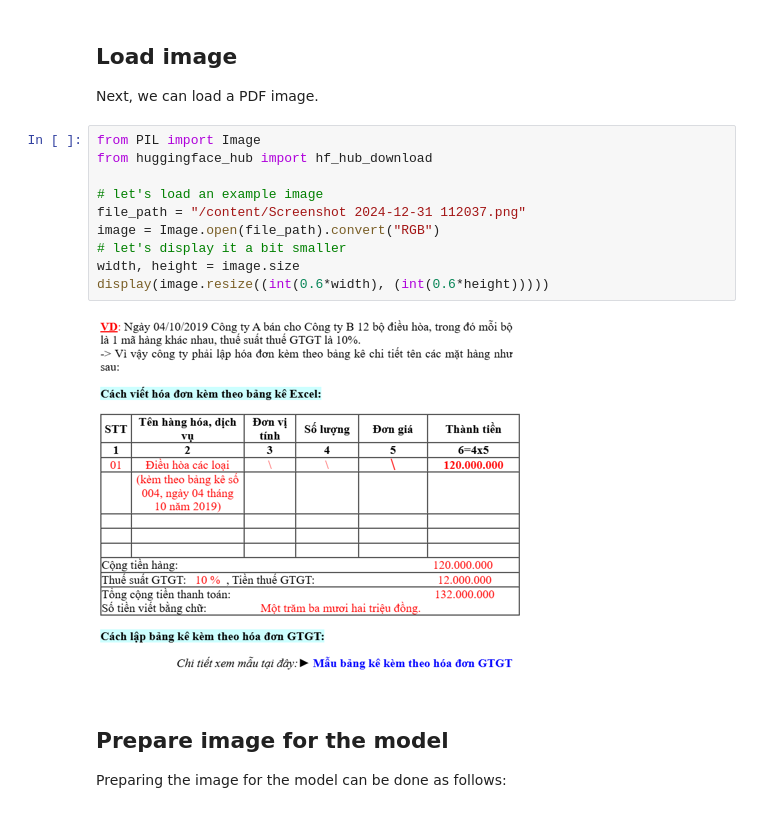
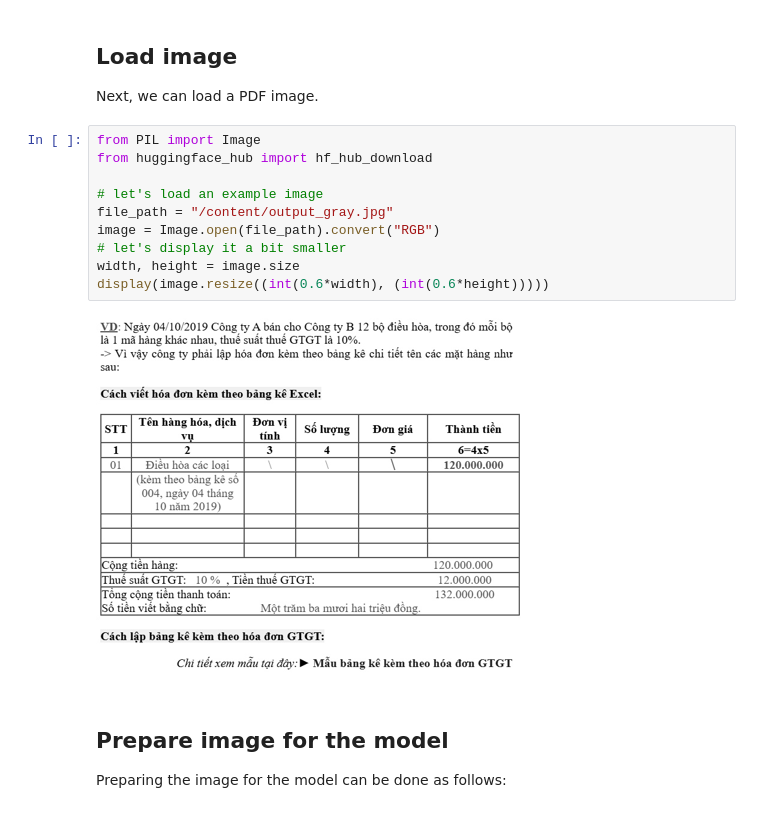
Before and after one commit to hasdasda/HoctheoPhamDinhKhanh, a Jupyter notebook: Inference_with_Table_Transformer_(TATR)_for_parsing_tables.ipynb, the cells around one changed output. Cells and saved outputs as stored; diff of their text form.

```diff
--- a/Inference_with_Table_Transformer_(TATR)_for_parsing_tables.ipynb
+++ b/Inference_with_Table_Transformer_(TATR)_for_parsing_tables.ipynb
@@ -338,15 +353,15 @@ Next, we can load a PDF image.
 # %%
 from PIL import Image
 from huggingface_hub import hf_hub_download
 
 # let's load an example image
-file_path = "/content/Screenshot 2024-12-31 112037.png"
+file_path = "/content/output_gray.jpg"
 image = Image.open(file_path).convert("RGB")
 # let's display it a bit smaller
 width, height = image.size
 display(image.resize((int(0.6*width), (int(0.6*height)))))
 # %% [output]
-[figure, old version]
+[figure, new version]
 # %% [markdown]
 ## Prepare image for the model
 
```
Also changed, not shown: parts of 16 cells of this notebook.
